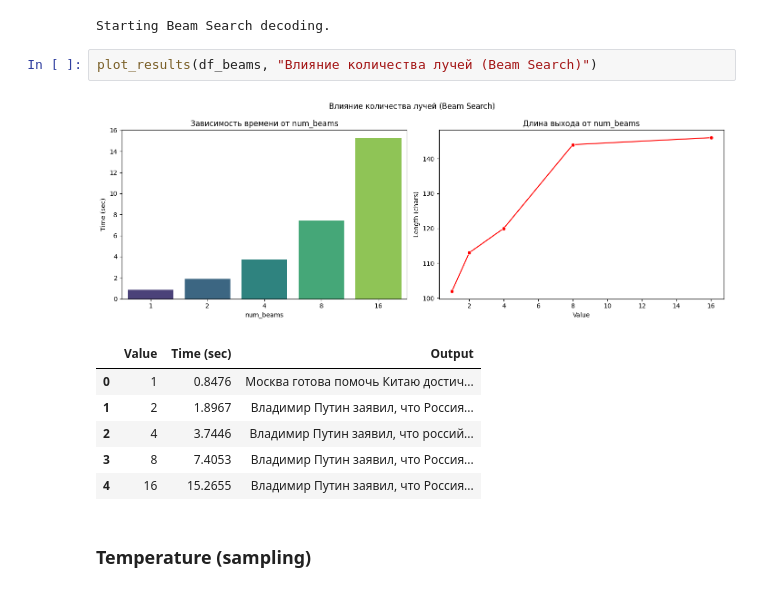
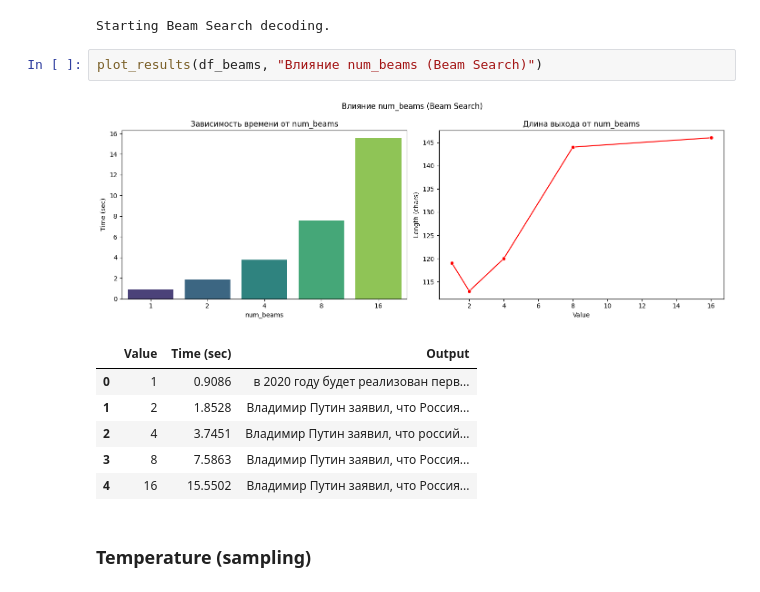
Before and after one commit to odu1ros/decoding_strategies, a Jupyter notebook: experiments.ipynb, the cells around one changed output. Cells and saved outputs as stored; diff of their text form.

```diff
--- a/experiments.ipynb
+++ b/experiments.ipynb
@@ -93,15 +93,15 @@ Starting Beam Search decoding.
 Starting Beam Search decoding.
 Starting Beam Search decoding.
 # %%
-plot_results(df_beams, "Влияние количества лучей (Beam Search)")
+plot_results(df_beams, "Влияние num_beams (Beam Search)")
 # %% [output]
-[figure, old version]
+[figure, new version]
 |  | Value | Time (sec) | Output |
-| 0 | 1 | 0.8476 | Москва готова помочь Китаю достич... |
-| 1 | 2 | 1.8967 | Владимир Путин заявил, что Россия... |
-| 2 | 4 | 3.7446 | Владимир Путин заявил, что россий... |
-| 3 | 8 | 7.4053 | Владимир Путин заявил, что Россия... |
-| 4 | 16 | 15.2655 | Владимир Путин заявил, что Россия... |
+| 0 | 1 | 0.9086 | в 2020 году будет реализован перв... |
+| 1 | 2 | 1.8528 | Владимир Путин заявил, что Россия... |
+| 2 | 4 | 3.7451 | Владимир Путин заявил, что россий... |
+| 3 | 8 | 7.5863 | Владимир Путин заявил, что Россия... |
+| 4 | 16 | 15.5502 | Владимир Путин заявил, что Россия... |
 # %% [markdown]
 ### Temperature (sampling)
 # %%
```
Also changed, not shown: parts of 3 cells of this notebook.
